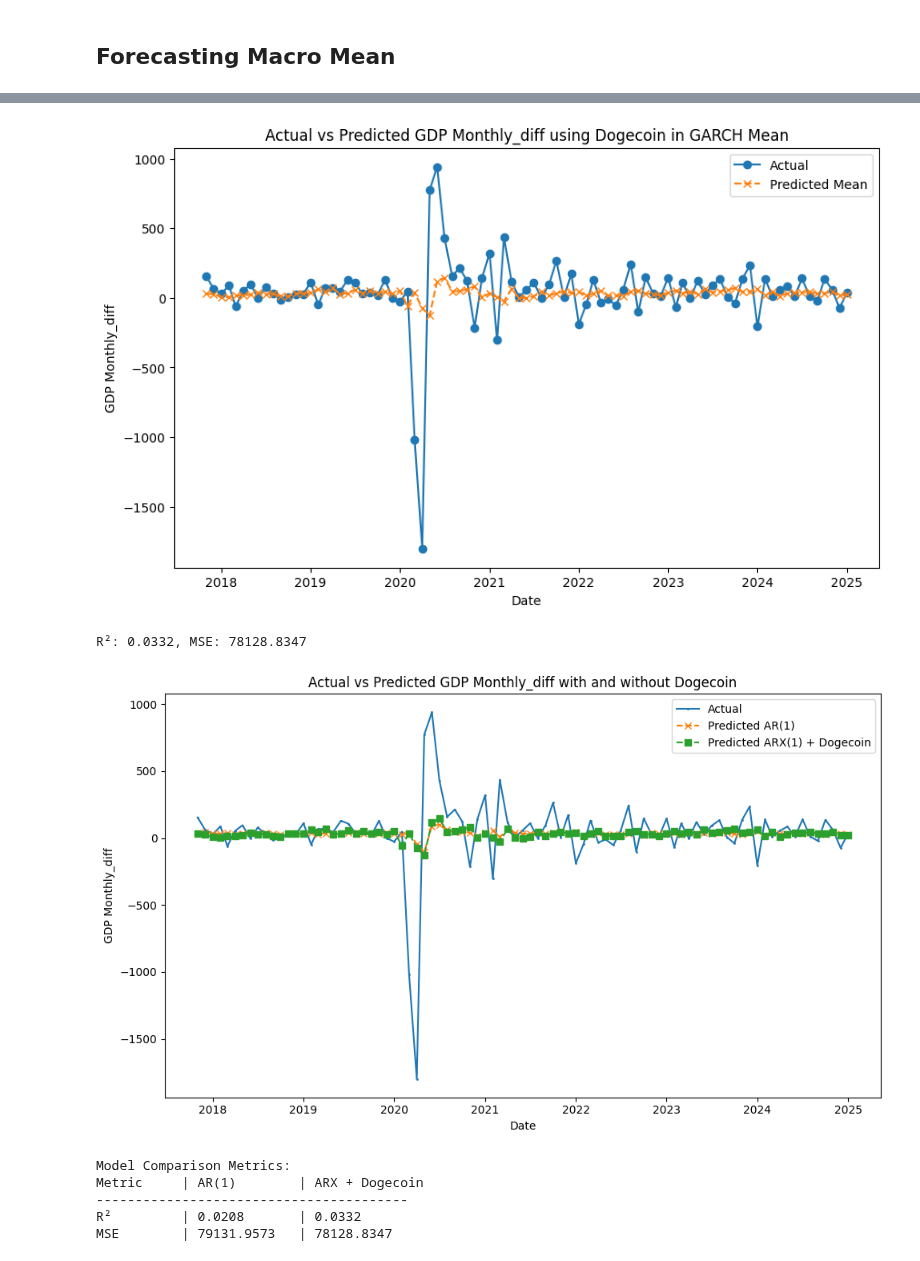
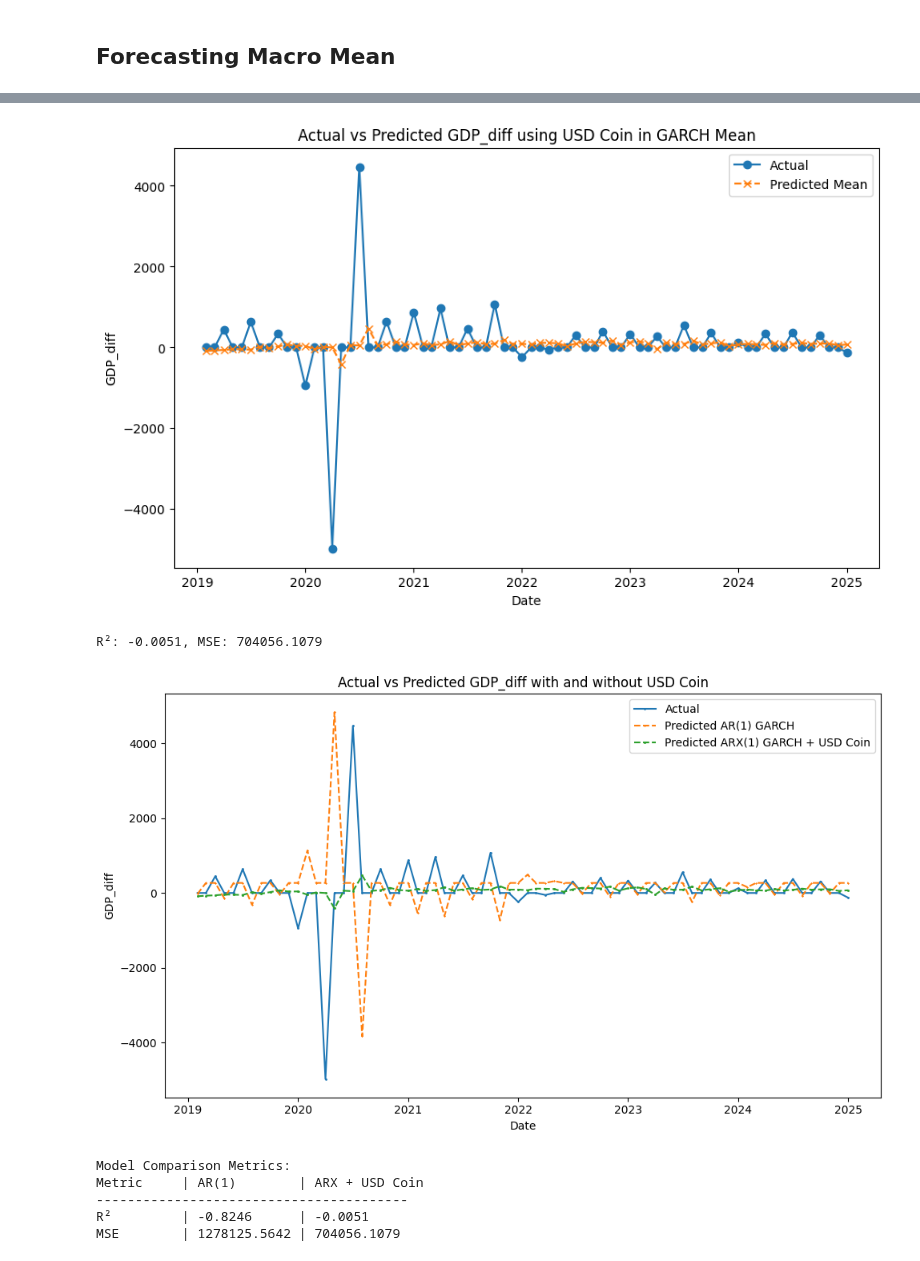
Before and after one commit to tianyishen701/CryptoMacroecon-Prediction-CSUREMM, a Jupyter notebook: GARCH.ipynb, the cells around one changed output, grey strips where cells are left out. Drawn from its saved outputs; the diff is of its cells as text; code cells hidden in the pictures.

Commit message:
testing garch

```diff
--- a/GARCH.ipynb
+++ b/GARCH.ipynb
@@ -44,7 +42,7 @@ df.columns = df.columns.str.strip()
 # %% [markdown]
 ## Testing all combinations
 # %%
-macro_list = ['LFPR', 'CPI', 'r', 'M1', 'GDP Monthly', 'IM', 'EX', 'CC', 'CC Monthly % Change']
+macro_list = ['LFPR', 'CPI', 'r', 'M1', 'GDP', 'IM', 'EX', 'CC', 'CC Monthly % Change']
 asset_list= ['Bitcoin', 'Tether', 'Litecoin', 'XRP', 'Ethereum', 'Dogecoin', 'Cardano', 'USD Coin','Bitcoin Price']
 order = 1
 train_end = '2023-05-01'
@@ -267,8 +283,8 @@ def plot_actual_vs_predicted_with_baseline(df, macro, asset, res):
 
     plt.figure(figsize=(10, 6))
     plt.plot(idx, y_actual_plot, label='Actual', marker='o',markersize=1)
-    plt.plot(idx, predicted_ar, label='Predicted AR(1)', linestyle='--', marker='x',markersize=1)
-    plt.plot(idx, predicted_arx_plot, label=f'Predicted ARX(1) + {asset}', linestyle='--', marker='s',markersize=1)
+    plt.plot(idx, predicted_ar, label='Predicted AR(1) GARCH ', linestyle='--', marker='x',markersize=1)
+    plt.plot(idx, predicted_arx_plot, label=f'Predicted ARX(1) GARCH + {asset}', linestyle='--', marker='s',markersize=1)
     plt.title(f'Actual vs Predicted {y_col} with and without {asset}')
     plt.xlabel('Date')
     plt.ylabel(y_col)
@@ -284,14 +300,14 @@ def plot_actual_vs_predicted_with_baseline(df, macro, asset, res):
     print(f"{'MSE':<10} | {mean_squared_error(y_actual_plot, predicted_ar):<12.4f} | {mean_squared_error(y_actual_plot, predicted_arx_plot):<15.4f}")
 # %%
 # replace this with pairs as needed
-plot_actual_vs_predicted(df, 'GDP Monthly', 'Dogecoin', res)
-plot_actual_vs_predicted_with_baseline(df, 'GDP Monthly', 'Dogecoin', res)
+plot_actual_vs_predicted(df, 'GDP', 'USD Coin', res)
+plot_actual_vs_predicted_with_baseline(df, 'GDP', 'USD Coin', res)
 # %% [output]
-[figure, old version]
+[figure, new version]
-R²: 0.0332, MSE: 78128.8347
+R²: -0.0051, MSE: 704056.1079
-[figure, old version]
+[figure, new version]
 Model Comparison Metrics:
-Metric     | AR(1)        | ARX + Dogecoin
+Metric     | AR(1)        | ARX + USD Coin
 ----------------------------------------
-R²         | 0.0208       | 0.0332
-MSE        | 79131.9573   | 78128.8347
+R²         | -0.8246      | -0.0051
+MSE        | 1278125.5642 | 704056.1079
```
Also changed, not shown: parts of 4 cells of this notebook.
